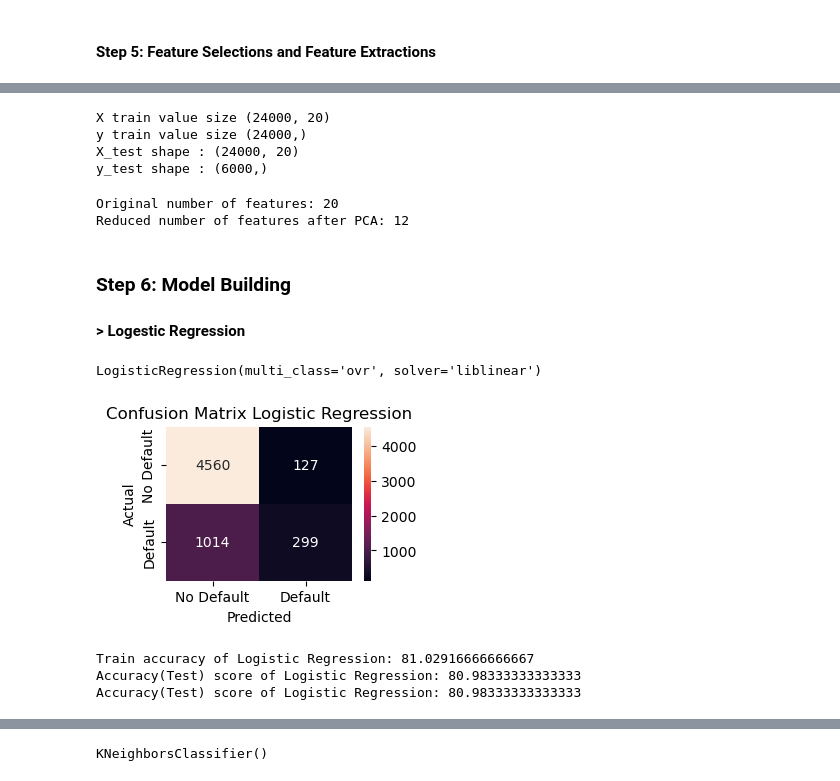
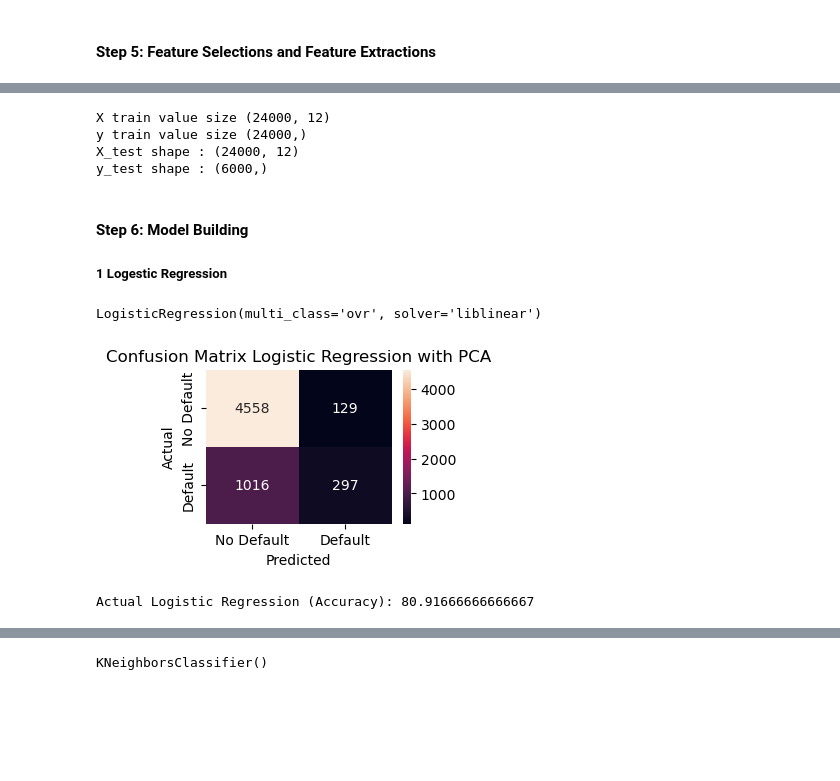
Before and after one commit to pradeepkhadka505/7072CEM-CourseWork, a Jupyter notebook: DefaultPayment_Of_ClientCreditCard_Prediction.ipynb, the cells around one changed output, grey strips where cells are left out. Saved outputs shown, nothing was run; the diff lists cells and outputs as text; code cells hidden in the pictures; blank space fills up the shorter version.

```diff
--- a/DefaultPayment_Of_ClientCreditCard_Prediction.ipynb
+++ b/DefaultPayment_Of_ClientCreditCard_Prediction.ipynb
@@ -303,0 +299,9 @@ X_train, X_test, y_train, y_test = train_test_split(X, y, test_size=0.2, random_
+# %%
+
+pca = PCA(n_components=0.95)  # Retain 95% of the variance
+
+X_pca = pca.fit_transform(X_scaled)
+
+print(f"Original number of features: {X_scaled.shape[1]}")
+# Check the number of components
+print(f"Number of components: {pca.n_components_}")
@@ -304,44 +341,22 @@ X_train, X_test, y_train, y_test = train_test_split(X, y, test_size=0.2, random_
 # %%
+#Split the xData into Training and Testing Sets
+X_train, X_test, y_train, y_test = train_test_split(X_pca, y, test_size=0.2, random_state=42)
+
 print('X train value size', X_train.shape)
 print('y train value size', y_train.shape)
 print('X_test shape :', X_train.shape)
 print('y_test shape :', y_test.shape)
 # %% [output]
-X train value size (24000, 20)
+X train value size (24000, 12)
 y train value size (24000,)
-X_test shape : (24000, 20)
+X_test shape : (24000, 12)
 y_test shape : (6000,)
-# %%
-#Feature Scalling using Standard Scaller
-scaler = StandardScaler()
-X_train = scaler.fit_transform(X_train)
-X_test = scaler.transform(X_test)
-# %%
-# Applying PCA
-from sklearn.decomposition import PCA
-# Perform PCA
-pca = PCA(n_components=0.95)  # Retain 95% of the variance
-
-X_train_pca = pca.fit_transform(X_train)
-X_test_pca = pca.transform(X_test)
-print(f"Original number of features: {X_train.shape[1]}")
-print(f"Reduced number of features after PCA: {X_train_pca.shape[1]}")
-# %% [output]
-Original number of features: 20
-Reduced number of features after PCA: 12
 # %% [markdown]
-### Step 6:  Model Building
-#### > Logestic Regression
+#### Step 6:  Model Building
+##### 1 Logestic Regression
 # %%
-#sklearn logistic regressing model which is pre build model
-from sklearn.linear_model import LogisticRegression
-#standard library for cONFUSION mATIRX OF for all types of model
-from sklearn.metrics import classification_report, confusion_matrix, roc_auc_score, roc_curve
-#for avoiding warnings
-import warnings
-warnings.filterwarnings('ignore')
 lr = LogisticRegression(solver='liblinear', multi_class='ovr')
-lr.fit(X_train_pca , y_train)
+lr.fit(X_train , y_train)
 # %% [output]
 LogisticRegression(multi_class='ovr', solver='liblinear')
 # %%
@@ -351,25 +367,19 @@ lr_pred_proba = lr.predict_proba(X_test)[:, 1]  # Probabilities for ROC curve
 # %%
-#seaborns heatmap library fror confusion matrix
+#Seaborns heatmap library fror confusion matrix with PCA
 plt.figure(figsize=(3, 2))
 sns.heatmap(confusion_matrix(y_test, lr_predict), annot=True, fmt="d",
             xticklabels=['No Default', 'Default'],
             yticklabels=['No Default', 'Default'])
 plt.xlabel('Predicted')
 plt.ylabel('Actual')
-plt.title('Confusion Matrix Logistic Regression')
+plt.title('Confusion Matrix Logistic Regression with PCA')
 plt.show()
 # %% [output]
-[figure, old version]
+[figure, new version]
 # %%
-#TrainScore and trainScore of linear Regression (train=80% & test -20%)
-from sklearn.metrics import accuracy_score
-print("Train accuracy of Logistic Regression:", lr.score(X_train, y_train)*100)
-print("Accuracy(Test) score of Logistic Regression:", lr.score(X_test, y_test) *100)
-print("Accuracy(Test) score of Logistic Regression:", accuracy_score(y_test, lr_predict)*100) #Actual Predictions
+print("Actual Logistic Regression (Accuracy):", accuracy_score(y_test, lr_predict)*100) #Actual Predictions
 # %% [output]
-Train accuracy of Logistic Regression: 81.02916666666667
-Accuracy(Test) score of Logistic Regression: 80.98333333333333
-Accuracy(Test) score of Logistic Regression: 80.98333333333333
+Actual Logistic Regression (Accuracy): 80.91666666666667
 # %%
 print("Classification Report of Logistic Regression: \n", classification_report(y_test, lr_predict,digits=4))
 # %% [output]
```
Also changed, not shown: parts of 46 cells of this notebook, 1 other file.
